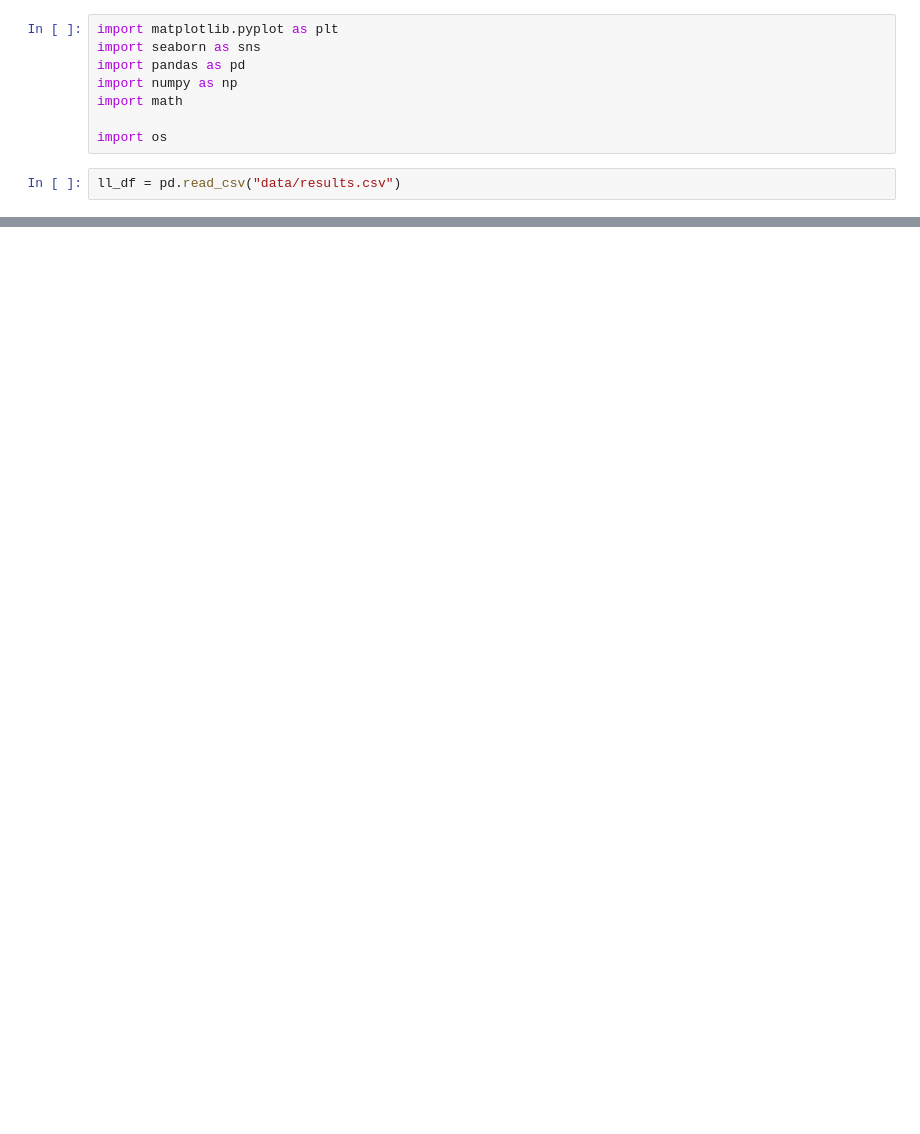
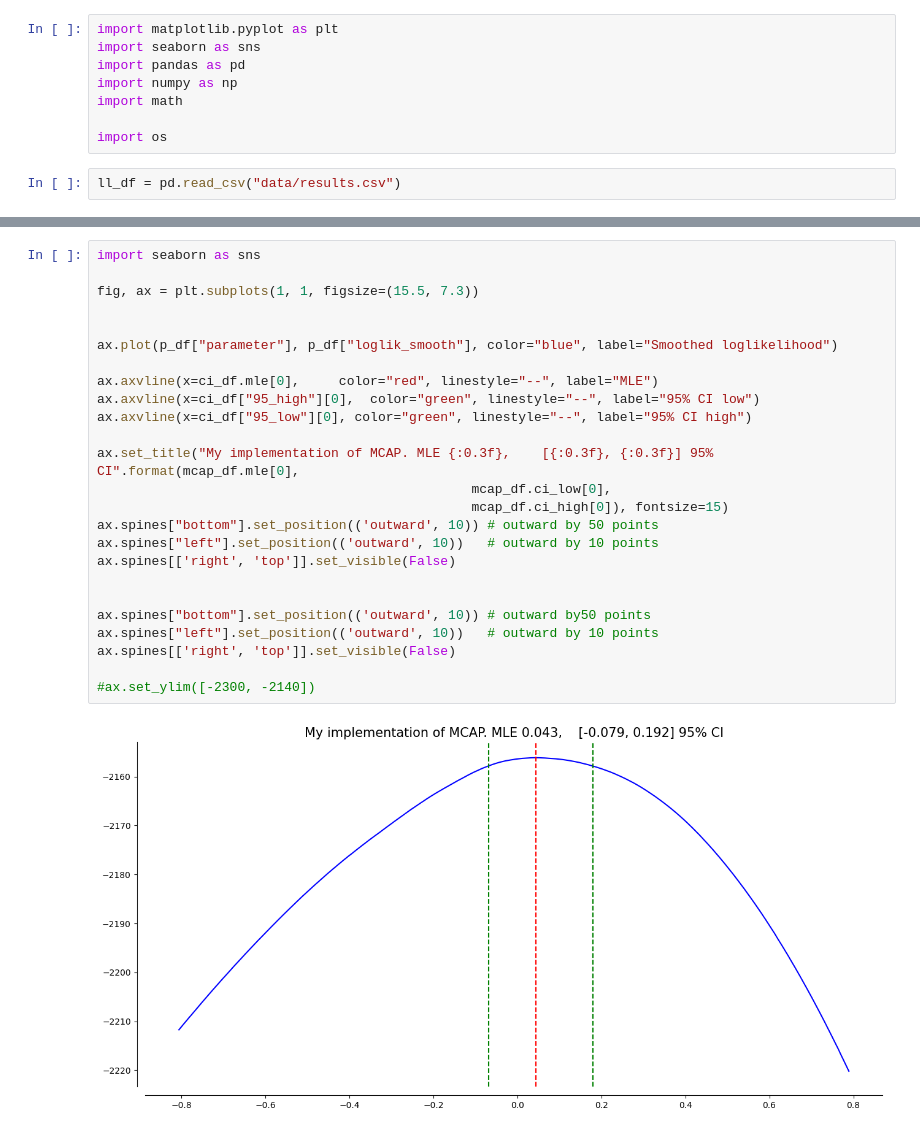
Before and after one commit to ChaosDonkey06/MCAP, a Jupyter notebook: docs/mcap_py.ipynb, the cells around one changed output, grey strips where cells are left out. Saved outputs shown, nothing was run; the diff lists cells and outputs as text; blank space fills up the shorter version.

```diff
--- a/docs/mcap_py.ipynb
+++ b/docs/mcap_py.ipynb
@@ -170,0 +126,27 @@ NameError: name 'loglik_df' is not defined
+# %%
+import seaborn as sns
+
+fig, ax = plt.subplots(1, 1, figsize=(15.5, 7.3))
+
+
+ax.plot(p_df["parameter"], p_df["loglik_smooth"], color="blue", label="Smoothed loglikelihood")
+
+ax.axvline(x=ci_df.mle[0],     color="red", linestyle="--", label="MLE")
+ax.axvline(x=ci_df["95_high"][0],  color="green", linestyle="--", label="95% CI low")
+ax.axvline(x=ci_df["95_low"][0], color="green", linestyle="--", label="95% CI high")
+
+ax.set_title("My implementation of MCAP. MLE {:0.3f},    [{:0.3f}, {:0.3f}] 95% CI".format(mcap_df.mle[0],
+                                                mcap_df.ci_low[0],
+                                                mcap_df.ci_high[0]), fontsize=15)
+ax.spines["bottom"].set_position(('outward', 10)) # outward by 50 points
+ax.spines["left"].set_position(('outward', 10))   # outward by 10 points
+ax.spines[['right', 'top']].set_visible(False)
+
+
+ax.spines["bottom"].set_position(('outward', 10)) # outward by50 points
+ax.spines["left"].set_position(('outward', 10))   # outward by 10 points
+ax.spines[['right', 'top']].set_visible(False)
+
+#ax.set_ylim([-2300, -2140])
+# %% [output]
+[figure, added]
```
Also changed, not shown: parts of 8 cells of this notebook, 2 other files.
